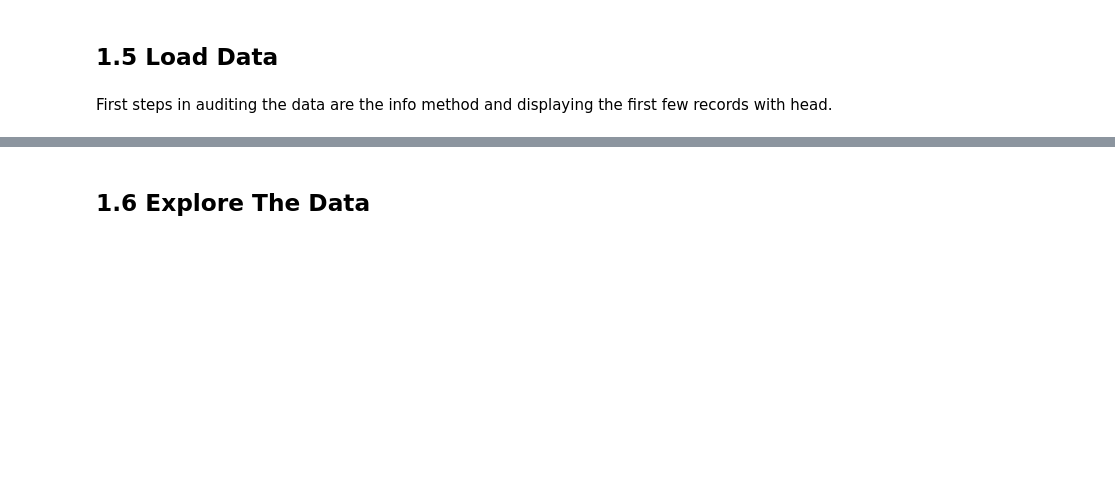
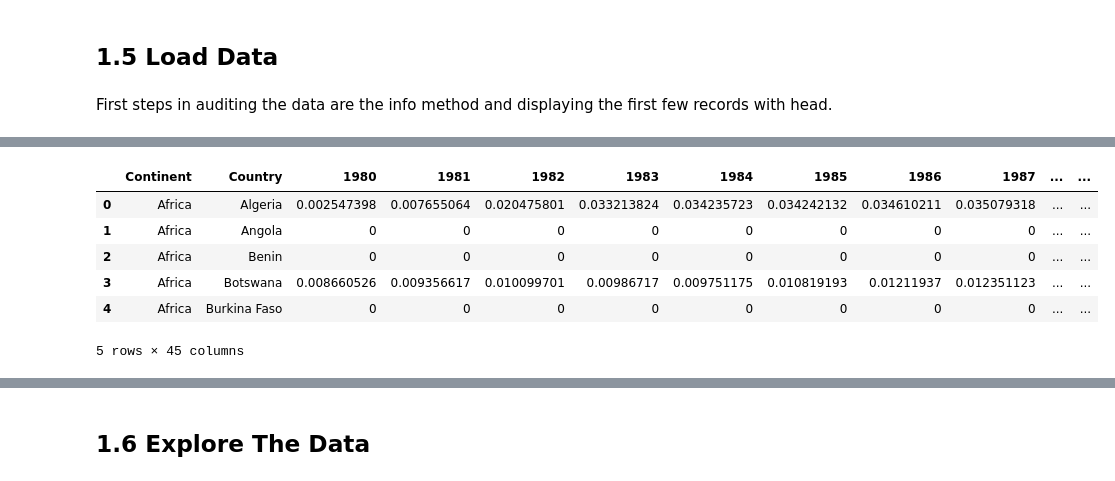
Before and after one commit to loveleenb/Energy-Prediction, a Jupyter notebook: Notebooks/02_data_wrangling.ipynb, the cells around one changed output, grey strips where cells are left out. Cells and saved outputs as stored; diff of their text form; code cells hidden in the pictures; blank space fills up the shorter version.

```diff
--- a/Notebooks/02_data_wrangling.ipynb
+++ b/Notebooks/02_data_wrangling.ipynb
@@ -53,0 +96,14 @@ First steps in auditing the data are the info method and displaying the first fe
+# %%
+# loading coal conusmption file
+coal_df = pd.read_csv('../Data/Consumption_Coal.csv')
+# %%
+# print head of coal consumption dataset
+coal_df.head()
+# %% [output]
+|  | Continent | Country | 1980 | 1981 | 1982 | 1983 | 1984 | 1985 | 1986 | 1987 | ... | ... |
+| 0 | Africa | Algeria | 0.002547398 | 0.007655064 | 0.020475801 | 0.033213824 | 0.034235723 | 0.034242132 | 0.034610211 | 0.035079318 | ... | ... |
+| 1 | Africa | Angola | 0 | 0 | 0 | 0 | 0 | 0 | 0 | 0 | ... | ... |
+| 2 | Africa | Benin | 0 | 0 | 0 | 0 | 0 | 0 | 0 | 0 | ... | ... |
+| 3 | Africa | Botswana | 0.008660526 | 0.009356617 | 0.010099701 | 0.00986717 | 0.009751175 | 0.010819193 | 0.01211937 | 0.012351123 | ... | ... |
+| 4 | Africa | Burkina Faso | 0 | 0 | 0 | 0 | 0 | 0 | 0 | 0 | ... | ... |
+5 rows × 45 columns
```
Also changed, not shown: parts of 68 cells of this notebook, 31 other files.
